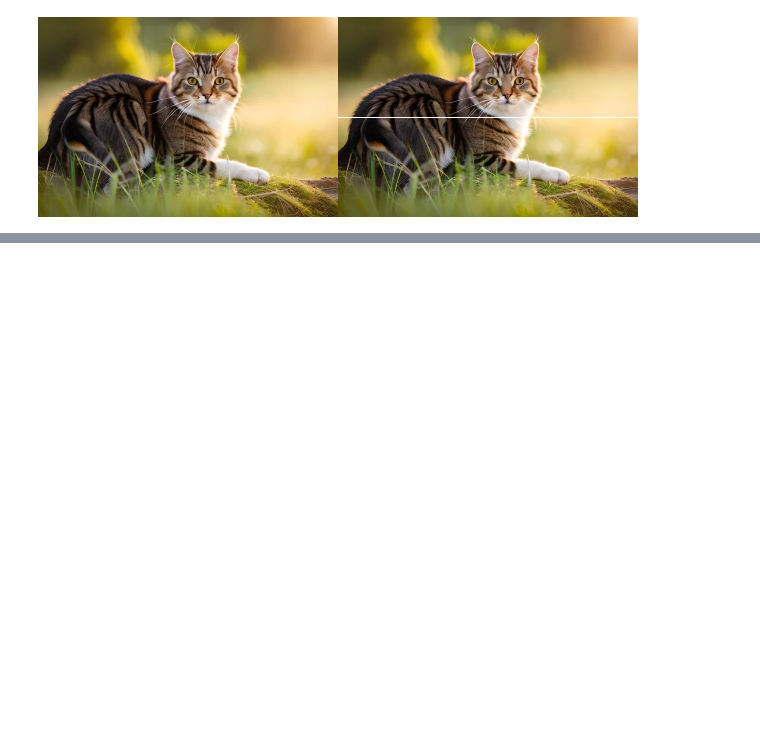
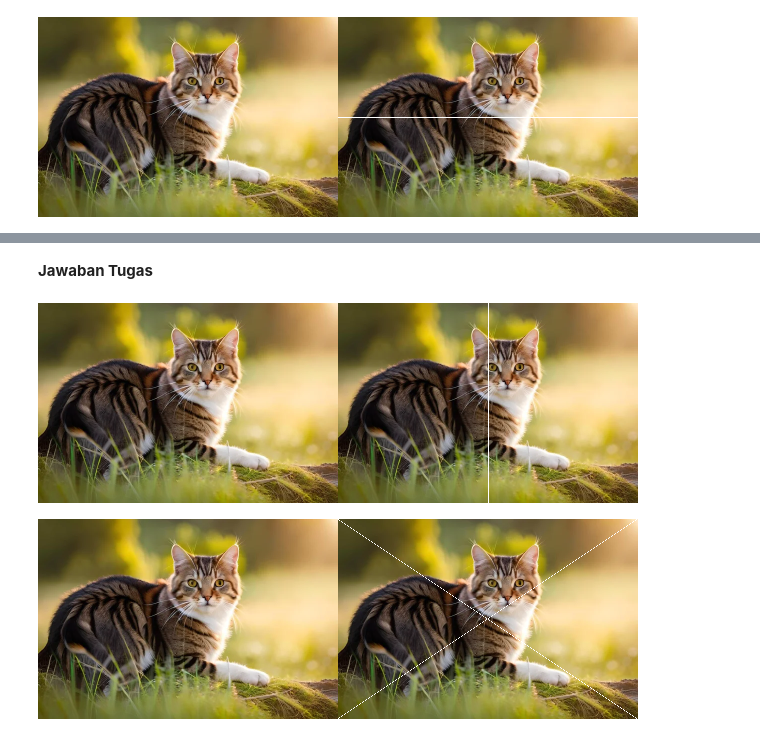
Before and after one commit to FanesabhirawaningSulistyo/PCVK_Ganjil_2024, a Jupyter notebook: Week1.ipynb, the cells around one changed output, grey strips where cells are left out. Saved outputs shown, nothing was run; the diff lists cells and outputs as text; code cells hidden in the pictures; blank space fills up the shorter version.

Commit message:
Pertanyaan dan Tugas

```diff
--- a/Week1.ipynb
+++ b/Week1.ipynb
@@ -70,0 +131,35 @@ cv2_imshow(final_frame)
+# %% [markdown]
+**Jawaban Tugas**
+# %%
+# SOAL : Membuat garis vertikal pada image keluaran
+image_2 = cv.cvtColor(image, cv.COLOR_BGR2RGB)
+image_3 = cv.cvtColor(image, cv.COLOR_BGR2RGB)
+
+# membuat garis vertikal di tengah image (loop)
+for y in range(tinggi):
+  image_3[y, int(lebar/2)] = [255, 255, 255]
+
+# menampilkan image
+final_frame = cv.hconcat((image_2, image_3))
+cv2_imshow(final_frame)
+print('\n')
+
+# SOAL : Membuat garis menyilang diagonal pada image keluaran
+image_2 = cv.cvtColor(image, cv.COLOR_BGR2RGB)
+image_3 = cv.cvtColor(image, cv.COLOR_BGR2RGB)
+
+for y in range(tinggi):
+    x = int((lebar / tinggi) * y)
+    image_3[y, x] = [255, 255, 255]
+
+# diagonal dari kanan atas ke kiri bawah
+for y in range(tinggi):
+    x = int((lebar / tinggi) * (tinggi - y - 1))
+    image_3[y, x] = [255, 255, 255]
+
+# menampilkan image
+final_frame = cv.hconcat((image_2, image_3))
+cv2_imshow(final_frame)
+# %% [output]
+[figure, added]
+[figure, added]
```
Also changed, not shown: parts of 5 cells of this notebook.
